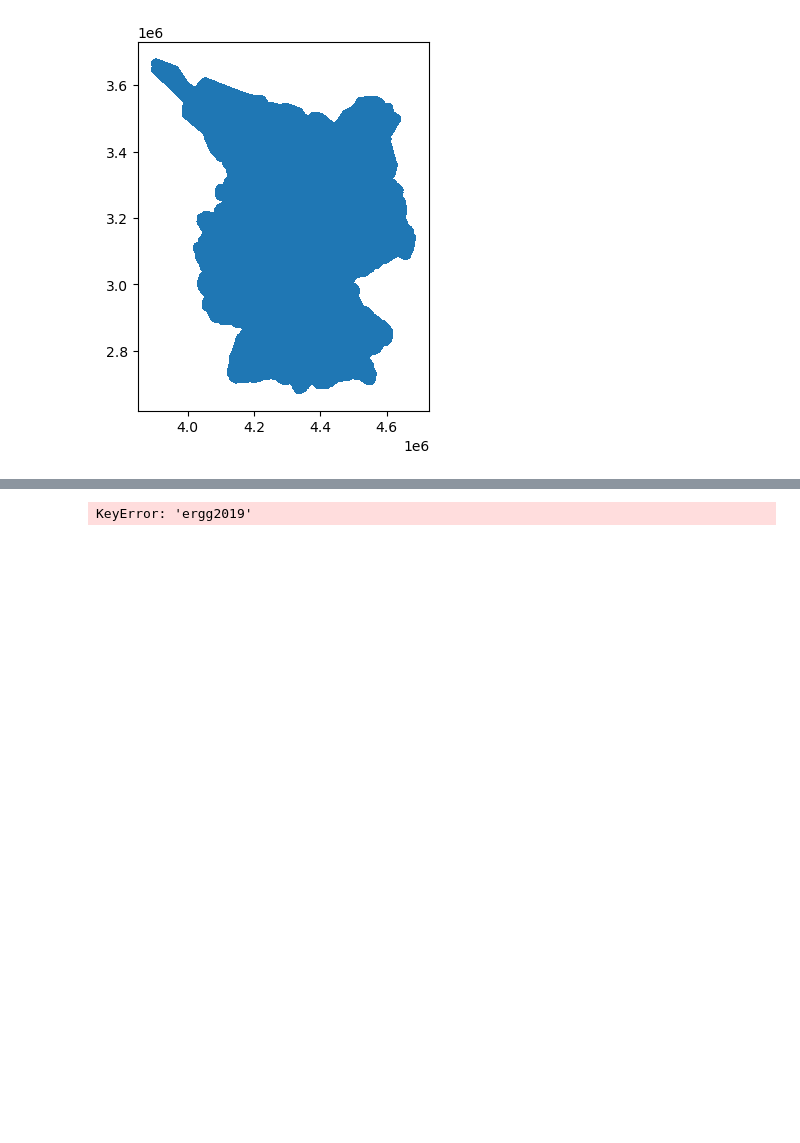
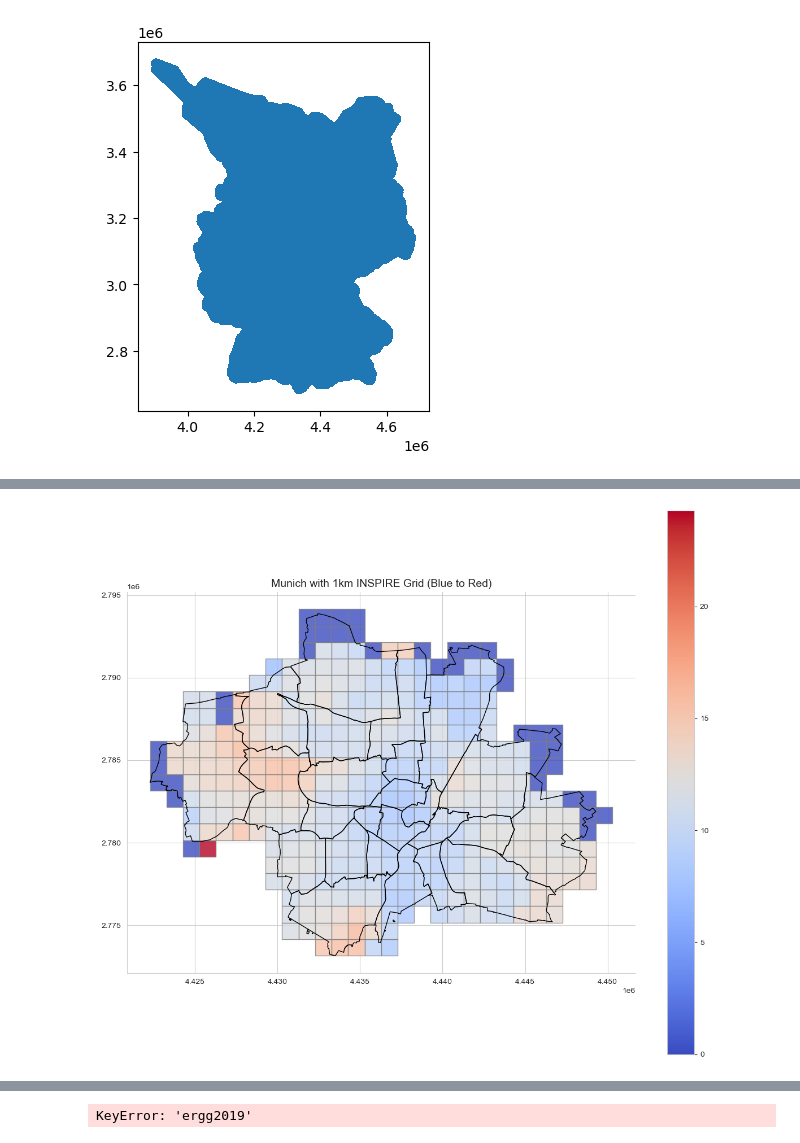
Before and after one commit to flo1166/DataFest_GeoChallenge, a Jupyter notebook: Explorative Notebooks/1_GeoPandas.ipynb, the cells around one changed output, grey strips where cells are left out. Cells and saved outputs as stored; diff of their text form; code cells hidden in the pictures; blank space fills up the shorter version.

```diff
--- a/Explorative Notebooks/1_GeoPandas.ipynb
+++ b/Explorative Notebooks/1_GeoPandas.ipynb
@@ -245,0 +207,76 @@ See the caveats in the documentation: https://pandas.pydata.org/pandas-docs/stab
+# %%
+import geopandas as gpd
+import pandas as pd
+from shapely.geometry import box
+import matplotlib.pyplot as plt
+from matplotlib import cm  # Importiere colormap Module
+
+# Lade Munich city districts
+munich = gpd.read_file("Data/Shapefile/StadtMuenchen/Muenchen_Stadtbezirke.json")
+# Reproject to ETRS89-LAEA (EPSG:3035)
+munich = munich.to_crs(epsg=3035)
+
+# Erstelle ein 1km Raster
+xmin, ymin, xmax, ymax = munich.total_bounds
+cell_size = 1000  # 1km in meters
+grid_cells = []
+cell_ids = []
+for x0 in range(int(xmin), int(xmax + cell_size), cell_size):
+    for y0 in range(int(ymin), int(ymax + cell_size), cell_size):
+        x1 = x0 + cell_size
+        y1 = y0 + cell_size
+        grid_cells.append(box(x0, y0, x1, y1))
+        cell_ids.append(f"1km_{x0 + 500}E_{y0 + 500}N")
+
+# Erstelle GeoDataFrame für das Raster
+grid = gpd.GeoDataFrame({'cell_id': cell_ids, 'geometry': grid_cells}, crs="EPSG:3035")
+
+# Behalte nur Rasterzellen, die München schneiden
+munich_grid = grid[grid.intersects(munich.unary_union)].copy()
+
+# Lade Beobachtungsdaten
+data_hk_cities = data_hk_cities[data_hk_cities['len_ergg'] == 9]
+data_hk_cities[['x_idx', 'y_idx']] = data_hk_cities['ergg_1km'].str.split('_', expand=True).astype(int)
+data_hk_cities['x'] = data_hk_cities['x_idx'] * 1000 + 500
+data_hk_cities['y'] = data_hk_cities['y_idx'] * 1000 + 500
+data_hk_cities['geometry'] = [box(x * 1000, y * 1000, x * 1000 + 1000, y * 1000 + 1000) for x, y in zip(data_hk_cities['x_idx'], data_hk_cities['y_idx'])]
+gdf_poly = gpd.GeoDataFrame(data_hk_cities, geometry='geometry', crs='EPSG:3035')
+
+# Räumliches Join
+joined = gpd.sjoin(gdf_poly[['geometry', 'predicted']], munich_grid, how='right', predicate='intersects')
+
+# Aggregiere mehrere Beobachtungen innerhalb derselben Rasterzelle
+aggregated = joined.groupby('cell_id').agg({'predicted': 'mean'}).reset_index()
+
+# Merge aggregierte Werte zurück ins Raster
+munich_grid = munich_grid.merge(aggregated, on='cell_id', how='left')
+munich_grid['predicted'] = munich_grid['predicted'].fillna(0)
+
+# Plot das Raster mit blau-zu-rot Farbskala
+fig, ax = plt.subplots(figsize=(12, 10))
+munich.boundary.plot(ax=ax, color='black', linewidth=1)
+
+# Definiere eine blau-zu-rot Farbskala
+cmap = plt.cm.coolwarm  # Blau-zu-Rot über Weiß
+
+# Option 1: Verwende vorgefertigte Farbskala
+munich_grid.plot(column='predicted',
+                ax=ax,
+                edgecolor='gray',
+                alpha=0.8,
+                linewidth=1,
+                legend=True,
+                cmap=cmap,     # Farbskala
+                vmin=0)        # Startwert für die Skala (blau)
+
+# Alternativ: Benutzerdefinierte Farbskala ohne Weiß dazwischen
+# from matplotlib.colors import LinearSegmentedColormap
+# colors = [(0, 0, 1), (1, 0, 0)]  # [blau, rot]
+# cmap_blue_red = LinearSegmentedColormap.from_list('blue_to_red', colors, N=100)
+# munich_grid.plot(column='difference', ..., cmap=cmap_blue_red)
+
+plt.title("Munich with 1km INSPIRE Grid (Blue to Red)")
+plt.tight_layout()
+plt.show()
+# %% [output]
+[figure, added]
```
Also changed, not shown: parts of 13 cells of this notebook.
